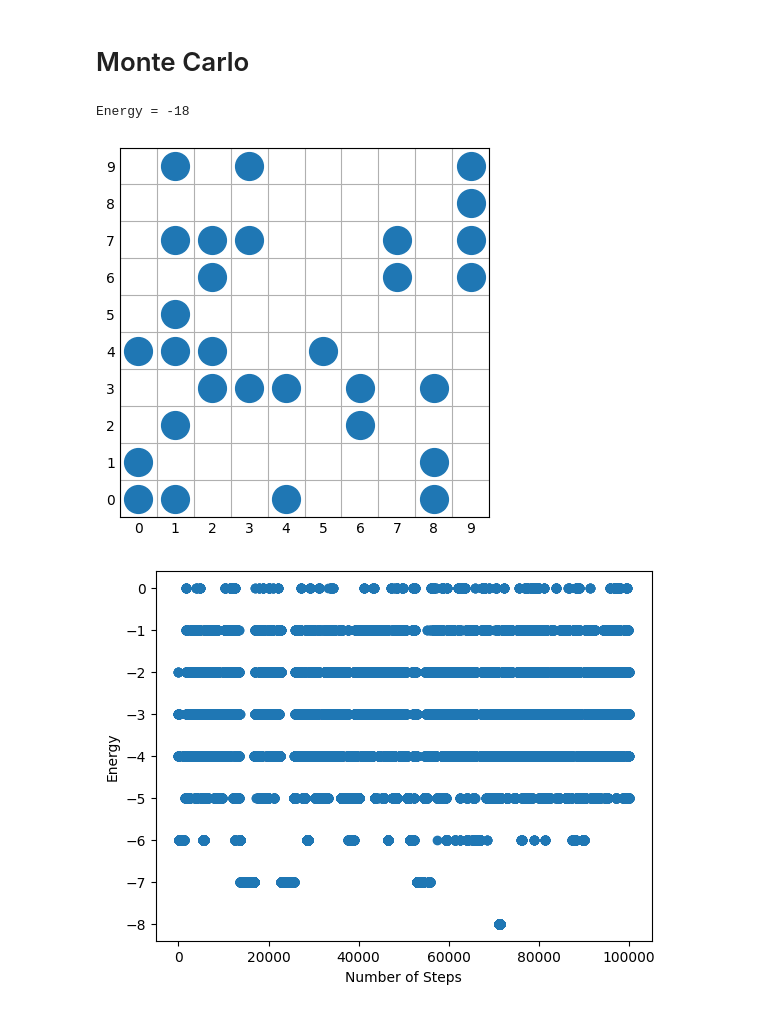
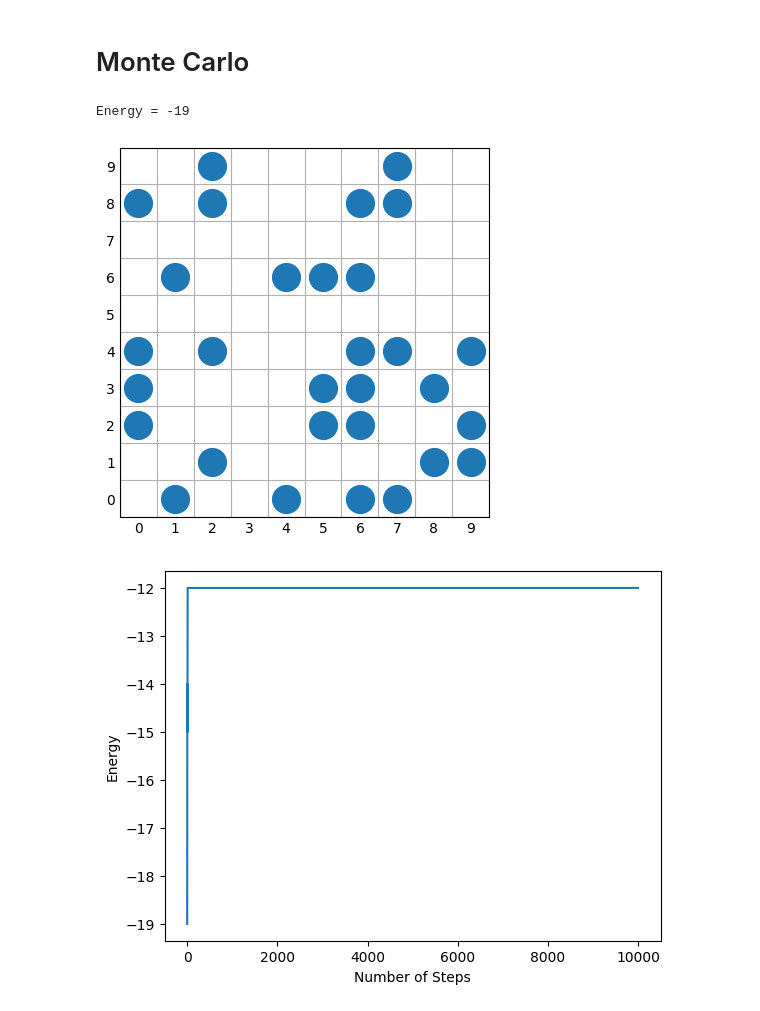
Before and after one commit to djbell01/563-DawsonBell, a Jupyter notebook: Week_3_HW.ipynb, the cells around one changed output. Drawn from its saved outputs; the diff is of its cells as text; code cells hidden in the pictures.

Commit message:
Working, but highly inefficient. Choosing any open space is very bad for sampling. Will rewrite move function to move to neighboring space.

```diff
--- a/Week_3_HW.ipynb
+++ b/Week_3_HW.ipynb
@@ -96,11 +97,11 @@ class grid():
 
         # Account for periodic boundary conditions
         for direction in neighbors:
-          for i,axis_value in enumerate(direction):
+          for j,axis_value in enumerate(direction):
             if axis_value == -1:
-              direction[i] += self.length
+              direction[j] += self.length
             elif axis_value == self.length:
-              direction[i] -= self.length
+              direction[j] -= self.length
             else:
               continue
 
@@ -131,59 +132,63 @@ class dynamics():
       self.energy = []
       self.energy.append(self.system.calculate_energy())
 
-      # Account for probability of (choosing a particle to move) * (choosing an empty space to move to)
-      self.detailed_balance_factor = (1/self.system.N)*((self.system.grid_spaces - self.system.N) / self.system.grid_spaces)
+      # Account for probability of choosing an empty space to move to
+      self.detailed_balance_factor = (self.system.grid_spaces - self.system.N) / self.system.grid_spaces
 
       # Perform moves
       for i in range(self.nsteps):
-        new_system = self.system
+        new_system = copy.deepcopy(self.system)
         new_system.move_particle(new_system.rng.integers(0,new_system.N))
         new_energy = new_system.calculate_energy()
 
         if new_energy <= self.energy[i]:
+
           rand = new_system.rng.random()
 
+          # The following weights the accepted moves by the probability
+          # of choosing an empty space. It seems to me that this would
+          # be necessary, but I'm not sure.
           if rand <= self.detailed_balance_factor:
             self.energy.append(new_energy)
-            self.system = new_system
+            self.system = copy.deepcopy(new_system)
 
           elif rand > self.detailed_balance_factor:
             self.energy.append(self.energy[i])
 
         elif new_energy > self.energy[i]:
           delta_E = new_energy - self.energy[i]
           acceptance_prob = self.detailed_balance_factor * np.exp(-delta_E/self.T)
           rand = new_system.rng.random()
 
           if rand <= acceptance_prob:
             self.energy.append(new_energy)
-            self.system = new_system
+            self.system = copy.deepcopy(new_system)
 
           elif rand > acceptance_prob:
             self.energy.append(self.energy[i])
 
       return self.energy
 
     def plot_energy(self):
       fig = plt.Figure()
       ax = fig.add_subplot(1,1,1)
       x_vals = np.arange(self.nsteps+1)
-      ax.scatter(x_vals,self.energy)
+      ax.plot(x_vals,self.energy)
       ax.set_xlabel('Number of Steps')
       ax.set_ylabel('Energy')
       return fig
 
 
 
 grid_instance = grid(10, 30)
 print(f'Energy = {grid_instance.calculate_energy()}')
 grid_instance.plot_grid()
 # %% [output]
-Energy = -18
+Energy = -19
-[figure, old version]
+[figure, new version]
 # %%
-test_run = dynamics(10, 10, 100000, 1)
+test_run = dynamics(10, 25, 10000, 100)
 test_run.perform_dynamics()
 test_run.plot_energy()
 # %% [output]
-[figure, old version]
+[figure, new version]
```
Also changed, not shown: parts of 2 cells of this notebook.
